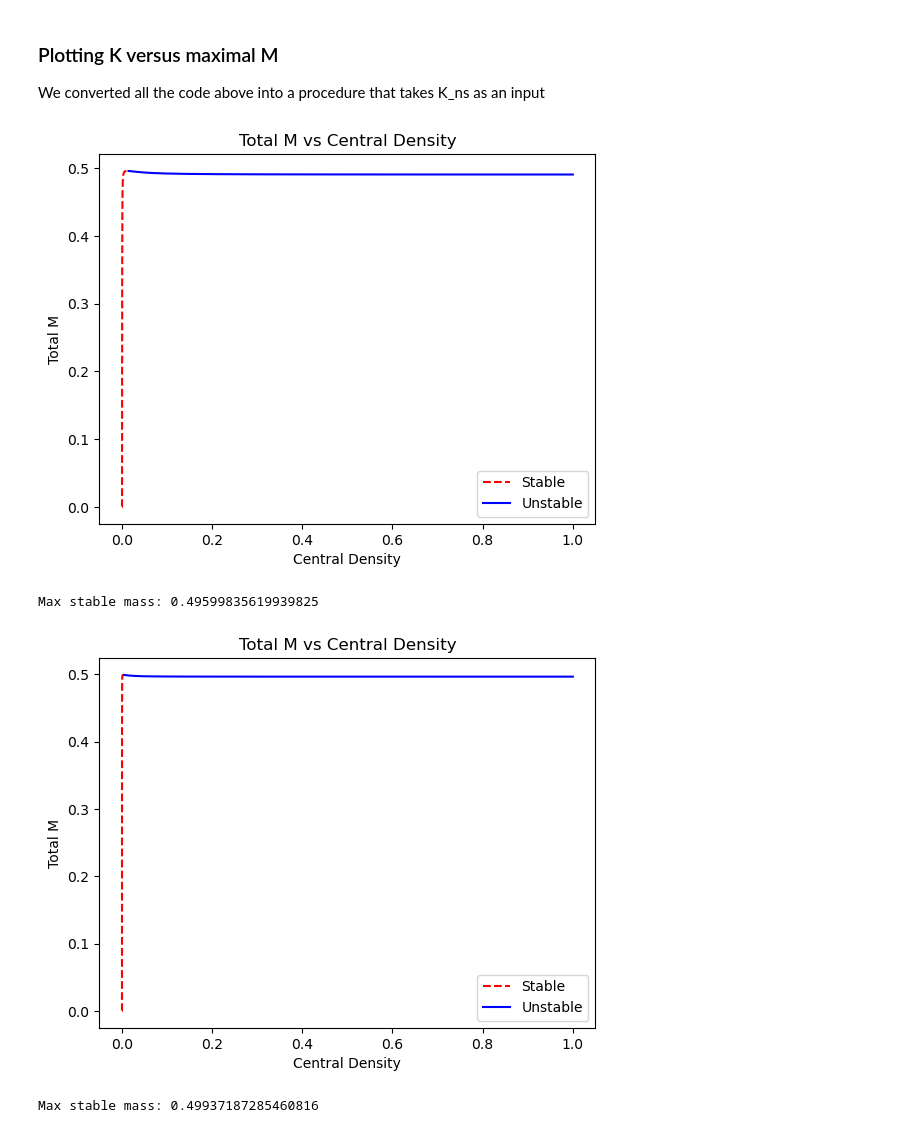
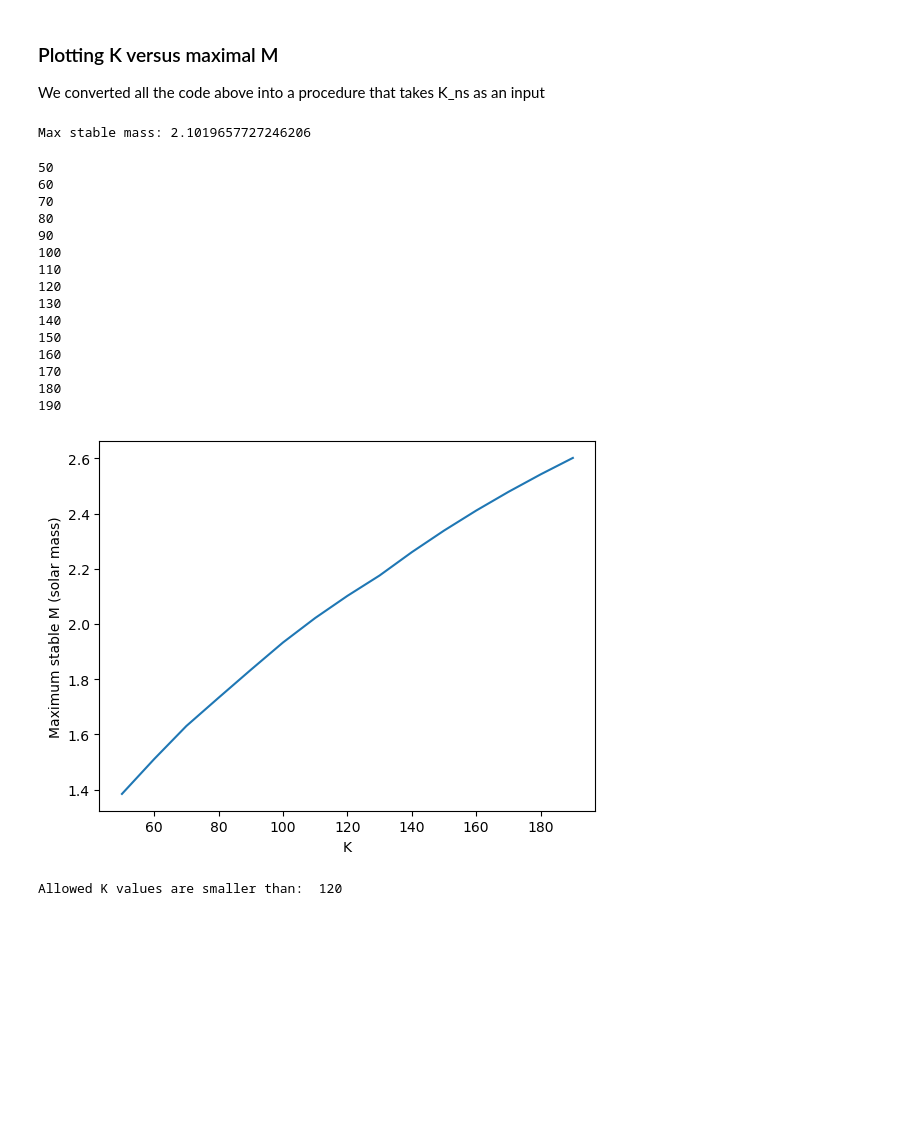
Before and after one commit to YigithanGediz/phys_414_final_project, a Jupyter notebook: einstein.ipynb, the cells around one changed output. Saved outputs shown, nothing was run; the diff lists cells and outputs as text; code cells hidden in the pictures; blank space fills up the shorter version.

```diff
--- a/einstein.ipynb
+++ b/einstein.ipynb
@@ -175,7 +154,7 @@ def RHS(r, vec, K_ns):
     rho = Rho(P, K_ns)
 
     dmdr = 4 * pi * (r**2) * rho
-    dnudr = 2 * (m + 4 * pi * (r**3) * P) / (r * (r - 2 * m * r)) if r != 0 else 0
+    dnudr = 2 * (m + 4 * pi * (r**3) * P) / (r * (r - 2*m)) if r > 1e-4 else 0
     dPdr = (-1 / 2) * (rho + P) * dnudr
 
     return np.array([dmdr, dnudr, dPdr])
@@ -198,7 +177,7 @@ def integrate_TOV(rho_c, K_ns, tol=1e-5, dx=1e-3):
 
     return vec0[0], r0
 
-def find_max_stable_mass(K_ns):
+def find_max_stable_mass(K_ns, plotting=False):
     rho_vec = np.logspace(-4, 0, 25)
     M_R_data = []
 
@@ -215,26 +194,60 @@ def find_max_stable_mass(K_ns):
 
     max_stable_M = M_vec[sign_change_index + 1]
 
-    # Optional: Plotting
-    plt.title("Total M vs Central Density")
-    plt.xlabel("Central Density")
-    plt.ylabel("Total M")
-    plt.plot(rho_vec[:sign_change_index + 2], M_vec[:sign_change_index + 2], "--", c="r", label="Stable")
-    plt.plot(rho_vec[sign_change_index + 2:], M_vec[sign_change_index + 2:], "-", c="b", label="Unstable")
-    plt.legend()
-    plt.show()
+    if plotting:
+        # Optional: Plotting
+        plt.title("Total M vs Central Density")
+        plt.xlabel("Central Density")
+        plt.ylabel("Total M")
+        plt.plot(rho_vec[:sign_change_index + 2], M_vec[:sign_change_index + 2], "--", c="r", label="Stable")
+        plt.plot(rho_vec[sign_change_index + 2:], M_vec[sign_change_index + 2:], "-", c="b", label="Unstable")
+        plt.legend()
+        plt.show()
 
     return max_stable_M
 
 # Example usage
-max_stable_mass = find_max_stable_mass(K_ns=100)
+max_stable_mass = find_max_stable_mass(K_ns=120, plotting=False)
 print("Max stable mass:", max_stable_mass)
 # %% [output]
-[figure, removed]
-Max stable mass: 0.49599835619939825
+Max stable mass: 2.1019657727246206
 # %%
-max_stable_mass = find_max_stable_mass(K_ns=300)
-print("Max stable mass:", max_stable_mass)
+K_vec = np.arange(50,200,10)
+max_M_vals = []
+
+for K in K_vec:
+    print(K)
+    max_mass = find_max_stable_mass(K)
+    max_M_vals.append(max_mass)
 # %% [output]
-[figure, removed]
-Max stable mass: 0.49937187285460816
+50
+60
+70
+80
+90
+100
+110
+120
+130
+140
+150
+160
+170
+180
+190
+# %%
+plt.plot(K_vec, np.array(max_M_vals))
+plt.xlabel("K")
+plt.ylabel("Maximum stable M (solar mass)")
+plt.show()
+# %% [output]
+[figure, added]
+# %%
+# Allowed K values
+max_M_vals = np.array(max_M_vals)
+
+idx = np.where(max_M_vals < 2.14)
+max_K = np.amax(K_vec[idx])
+print("Allowed K values are smaller than: ", max_K)
+# %% [output]
+Allowed K values are smaller than:  120
```
Also changed, not shown: parts of 6 cells of this notebook, 2 other files.
